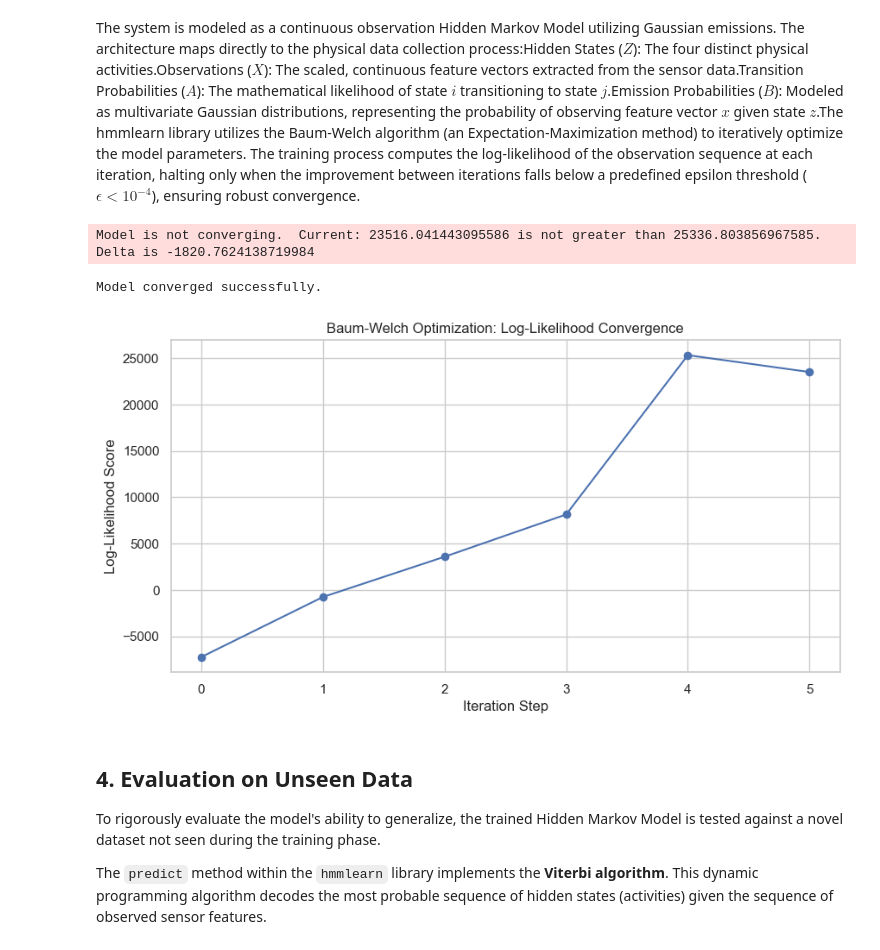
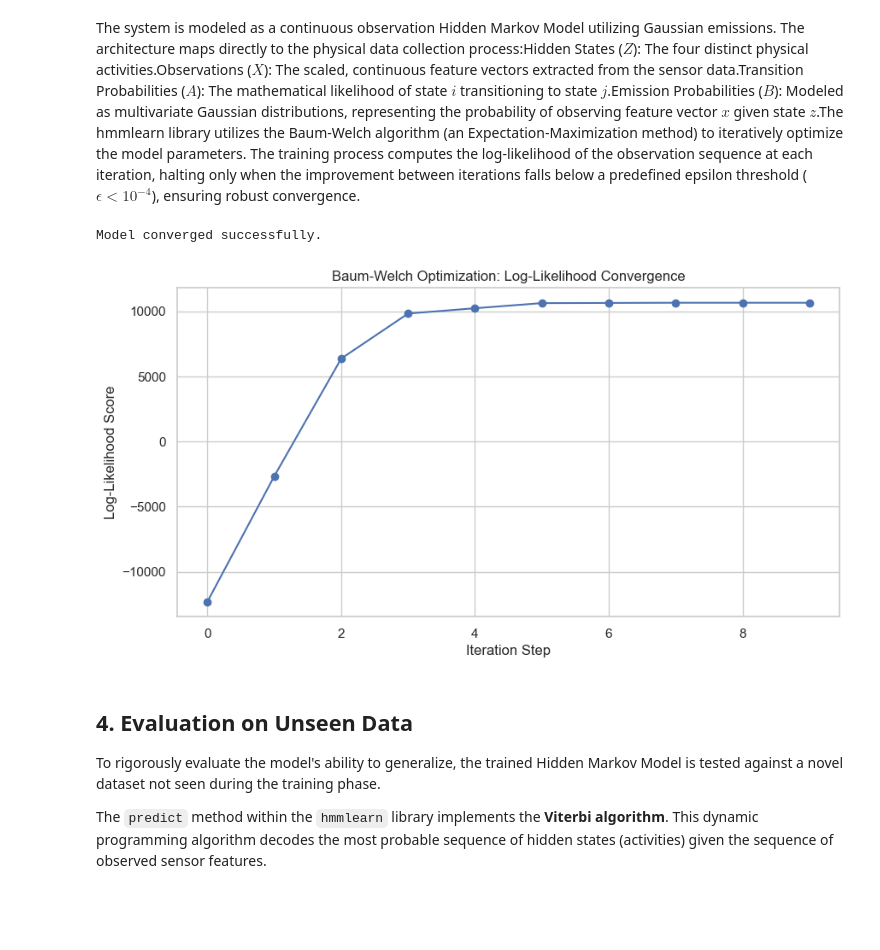
Before and after one commit to idarapatrick/Hidden-Markov-Models, a Jupyter notebook: notebooks/hmm_model.ipynb, the cells around one changed output. Saved outputs shown, nothing was run; the diff lists cells and outputs as text; code cells hidden in the pictures; blank space fills up the shorter version.

Commit message:
fix: added the n_hidden_states and strict_tolerance for the model convergence

```diff
--- a/notebooks/hmm_model.ipynb
+++ b/notebooks/hmm_model.ipynb
@@ -226,38 +226,40 @@ X_train_scaled = scaler.fit_transform(raw_training_features)
 ## 3. Hidden Markov Model Implementation
 The system is modeled as a continuous observation Hidden Markov Model utilizing Gaussian emissions. The architecture maps directly to the physical data collection process:Hidden States ($Z$): The four distinct physical activities.Observations ($X$): The scaled, continuous feature vectors extracted from the sensor data.Transition Probabilities ($A$): The mathematical likelihood of state $i$ transitioning to state $j$.Emission Probabilities ($B$): Modeled as multivariate Gaussian distributions, representing the probability of observing feature vector $x$ given state $z$.The hmmlearn library utilizes the Baum-Welch algorithm (an Expectation-Maximization method) to iteratively optimize the model parameters. The training process computes the log-likelihood of the observation sequence at each iteration, halting only when the improvement between iterations falls below a predefined epsilon threshold ($\epsilon < 10^{-4}$), ensuring robust convergence.
 # %%
+n_hidden_states = 4
+strict_tolerance = 1e-4
+
 activity_hmm = hmm.GaussianHMM(
     n_components=n_hidden_states,
-    covariance_type="full",
+    covariance_type="diag",
     n_iter=1000,
     tol=strict_tolerance,
     init_params="kmeans",
     random_state=42,
     min_covar=0.01,
-    verbose=False   # suppresses the built-in warning print
+    verbose=False
 )
 
 activity_hmm.fit(X_train_scaled, train_lengths)
 
 # Explicit convergence check
 if activity_hmm.monitor_.converged:
     print("Model converged successfully.")
 else:
     print(f"Model did not converge after {activity_hmm.n_iter} iterations. "
           f"Final log-likelihood: {activity_hmm.monitor_.history[-1]:.4f}")
 
 # Visualize optimization convergence
 plt.figure(figsize=(10, 5))
 plt.plot(activity_hmm.monitor_.history, marker='o', linestyle='-', color='b')
 plt.title("Baum-Welch Optimization: Log-Likelihood Convergence")
 plt.xlabel("Iteration Step")
 plt.ylabel("Log-Likelihood Score")
 plt.grid(True)
 plt.show()
 # %% [output]
-Model is not converging.  Current: 23516.041443095586 is not greater than 25336.803856967585. Delta is -1820.7624138719984
+Model converged successfully.
-Model converged successfully.
-[figure, old version]
+[figure, new version]
 # %% [markdown]
 ## 4. Evaluation on Unseen Data
 
```
Also changed, not shown: parts of 1 cell of this notebook.
